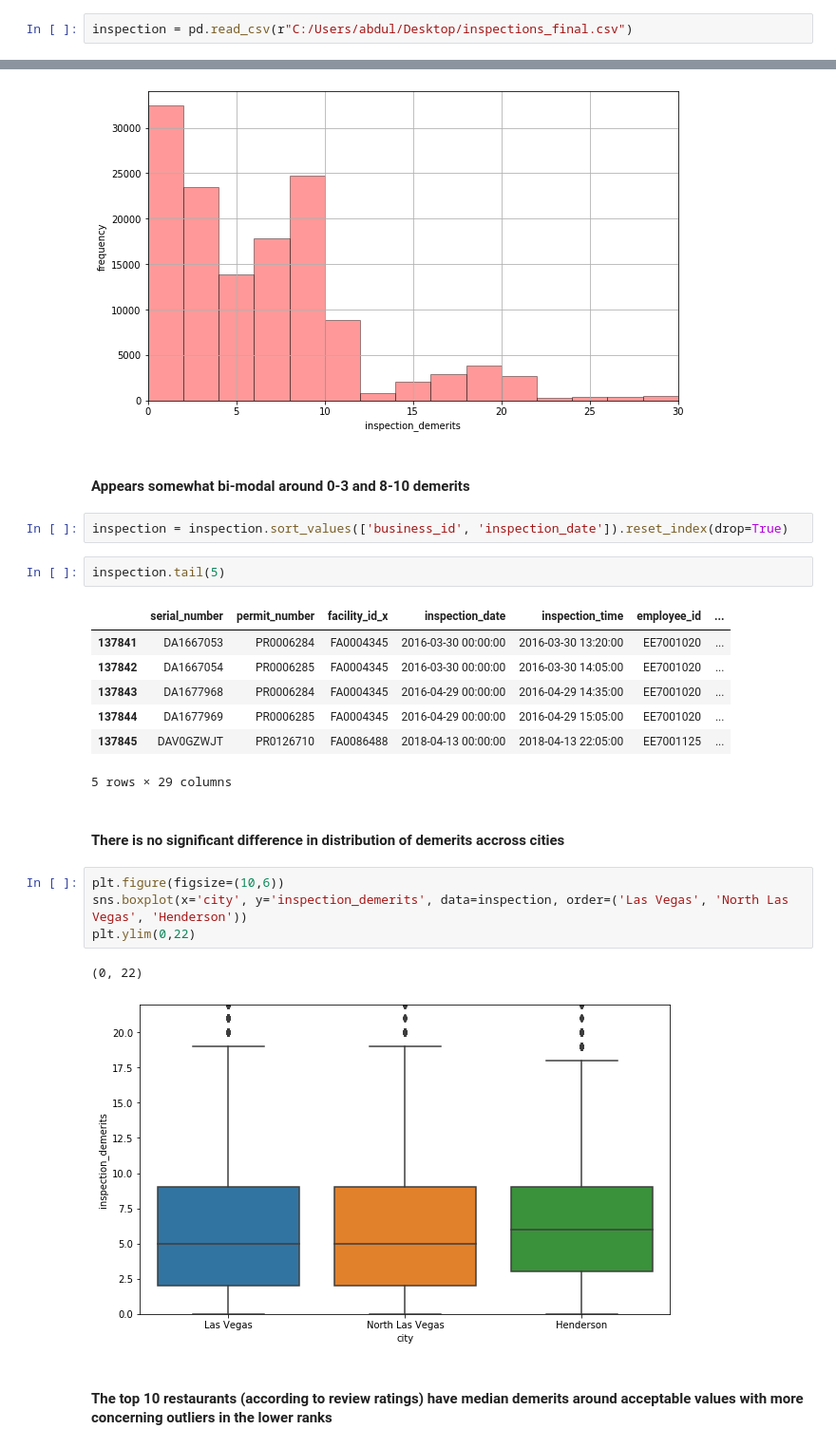
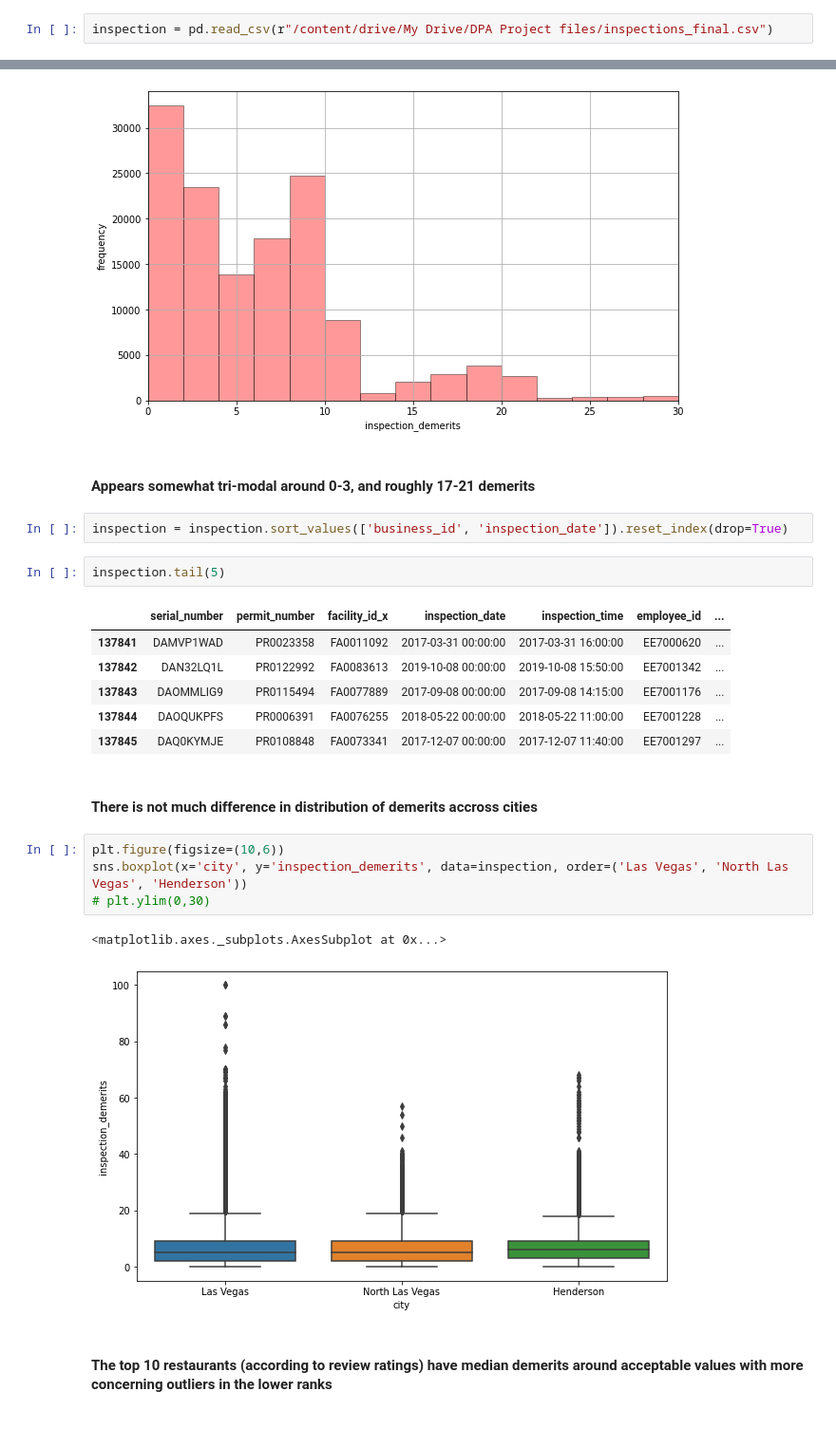
Before and after one commit to RishabPanyam96/Las_Vegas_Food_Inspection, a Jupyter notebook: code/Vizual.ipynb, the cells around one changed output, grey strips where cells are left out. Shown at 95% size. Saved outputs shown, nothing was run; the diff lists cells and outputs as text.

```diff
--- a/code/Vizual.ipynb
+++ b/code/Vizual.ipynb
@@ -9,7 +9,7 @@ import seaborn as sns
 # %%
 review = pd.read_csv(r'C:/Users/abdul/Desktop/reviews_final.csv')
 # %%
-inspection = pd.read_csv(r"C:/Users/abdul/Desktop/inspections_final.csv")
+inspection = pd.read_csv(r"/content/drive/My Drive/DPA Project files/inspections_final.csv")
 # %%
 rev = review
 # %%
@@ -404,28 +404,27 @@ plt.ylabel('frequency')
 Text(0, 0.5, 'frequency')
 [figure]
 # %% [markdown]
-#### Appears somewhat bi-modal around 0-3 and 8-10 demerits
+#### Appears somewhat tri-modal around 0-3, and roughly 17-21 demerits
 # %%
 inspection = inspection.sort_values(['business_id', 'inspection_date']).reset_index(drop=True)
 # %%
 inspection.tail(5)
 # %% [output]
 |  | serial_number | permit_number | facility_id_x | inspection_date | inspection_time | employee_id | ... |
-| 137841 | DA1667053 | PR0006284 | FA0004345 | 2016-03-30 00:00:00 | 2016-03-30 13:20:00 | EE7001020 | ... |
-| 137842 | DA1667054 | PR0006285 | FA0004345 | 2016-03-30 00:00:00 | 2016-03-30 14:05:00 | EE7001020 | ... |
-| 137843 | DA1677968 | PR0006284 | FA0004345 | 2016-04-29 00:00:00 | 2016-04-29 14:35:00 | EE7001020 | ... |
-| 137844 | DA1677969 | PR0006285 | FA0004345 | 2016-04-29 00:00:00 | 2016-04-29 15:05:00 | EE7001020 | ... |
-| 137845 | DAV0GZWJT | PR0126710 | FA0086488 | 2018-04-13 00:00:00 | 2018-04-13 22:05:00 | EE7001125 | ... |
+| 137841 | DAMVP1WAD | PR0023358 | FA0011092 | 2017-03-31 00:00:00 | 2017-03-31 16:00:00 | EE7000620 | ... |
+| 137842 | DAN32LQ1L | PR0122992 | FA0083613 | 2019-10-08 00:00:00 | 2019-10-08 15:50:00 | EE7001342 | ... |
+| 137843 | DAOMMLIG9 | PR0115494 | FA0077889 | 2017-09-08 00:00:00 | 2017-09-08 14:15:00 | EE7001176 | ... |
+| 137844 | DAOQUKPFS | PR0006391 | FA0076255 | 2018-05-22 00:00:00 | 2018-05-22 11:00:00 | EE7001228 | ... |
+| 137845 | DAQ0KYMJE | PR0108848 | FA0073341 | 2017-12-07 00:00:00 | 2017-12-07 11:40:00 | EE7001297 | ... |
-5 rows × 29 columns
 # %% [markdown]
-#### There is no significant difference in distribution of demerits accross cities
+#### There is not much difference in distribution of demerits accross cities
 # %%
 plt.figure(figsize=(10,6))
 sns.boxplot(x='city', y='inspection_demerits', data=inspection, order=('Las Vegas', 'North Las Vegas', 'Henderson'))
-plt.ylim(0,22)
+# plt.ylim(0,30)
 # %% [output]
-(0, 22)
+<matplotlib.axes._subplots.AxesSubplot at 0x...>
-[figure, old version]
+[figure, new version]
 # %% [markdown]
 #### The top 10 restaurants (according to review ratings) have median demerits around acceptable values with more concerning outliers in the lower ranks
 # %%
```
Also changed, not shown: parts of 9 cells of this notebook.
